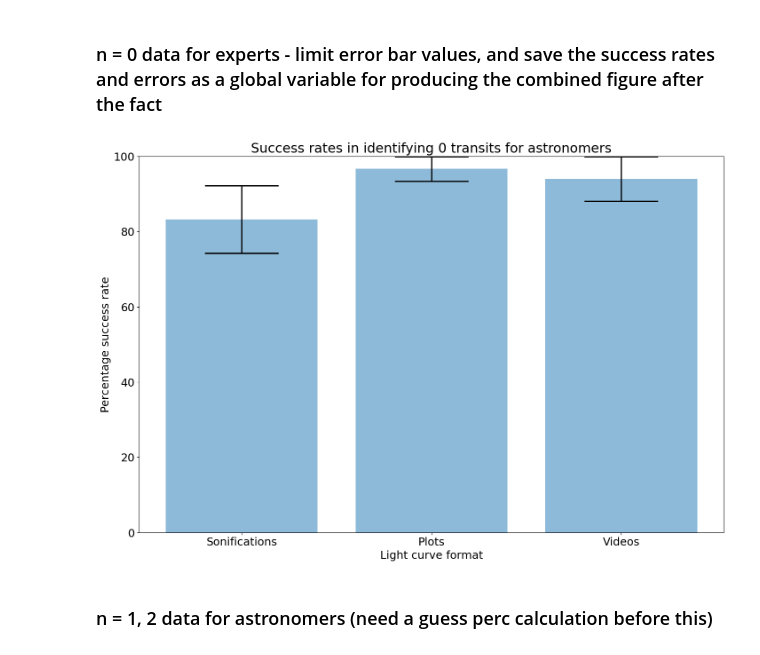
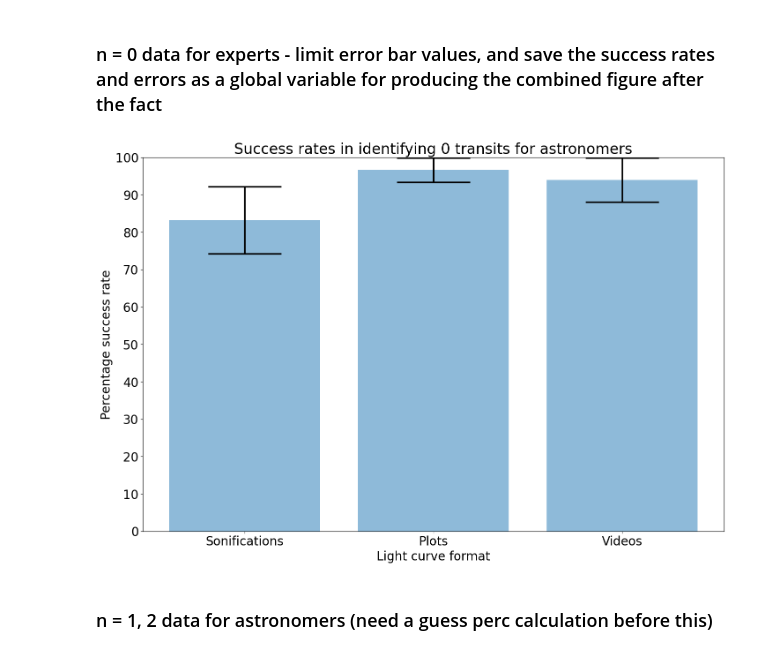
Before and after one commit to jacktuckerbrown/star-sound, a Jupyter notebook: analysis.ipynb, the cells around one changed output. Saved outputs shown, nothing was run; the diff lists cells and outputs as text; code cells hidden in the pictures.

Commit message:
reproduced zero-transit bar chart

```diff
--- a/analysis.ipynb
+++ b/analysis.ipynb
@@ -1127,35 +1127,39 @@ for i in sets_expert['Data']:
     tot_resp = 0
 
     global suc_expert
     global errsuc_expert
 
     for k in range(0,len(j['Name'])):
         n = j.iloc[k]['Number of correct answers']
         resp = j.iloc[k]['Total responses']
 
         #print(n,resp)
         tot_n = tot_n + float(n)
         tot_resp = tot_resp + float(resp)
 
         #print(tot_n,tot_resp)
 
     suc_expert.append(tot_n/tot_resp*100)
     errsuc_expert.append(np.sqrt(tot_resp)/tot_resp*100)
 
 errsuc_expert_0 = sort_errors(suc_expert,errsuc_expert)
 
 f, ax = plt.subplots(figsize=(17,11))
-ax.bar([1,2,3], suc_expert, yerr=errsuc_expert_0, error_kw=dict(capthick=2, elinewidth=2, ecolor='black'), alpha=0.5,align='center', ecolor='black', capsize=60)
+ax.bar([1,2,3], suc_expert, yerr=errsuc_expert_0, error_kw=dict(capthick=2.5, elinewidth=2.5, ecolor='black'), alpha=0.5,align='center', ecolor='black', capsize=60)
 plt.ylim([0, 100])
 ax.set_ylabel("Percentage success rate")
 ax.set_xlabel("Light curve format")
 ax.set_title("Success rates in identifying 0 transits for astronomers")
 x_formatter = ticker.FixedFormatter(["Sonifications","Plots","Videos"])
 x_locator = ticker.FixedLocator([1,2,3])
+y_formatter = ticker.FixedFormatter(["0","10","20","30","40","50","60","70","80","90","100"])
+y_locator = ticker.FixedLocator([0,10,20,30,40,50,60,70,80,90,100])
+ax.yaxis.set_major_formatter(y_formatter)
+ax.yaxis.set_major_locator(y_locator)
 ax.xaxis.set_major_formatter(x_formatter)
 ax.xaxis.set_major_locator(x_locator)
 # %% [output]
-[figure, old version]
+[figure, new version]
 # %% [markdown]
 ### n = 1, 2 data for astronomers (need a guess perc calculation before this)
 # %%
```
Also changed, not shown: parts of 14 cells of this notebook.
